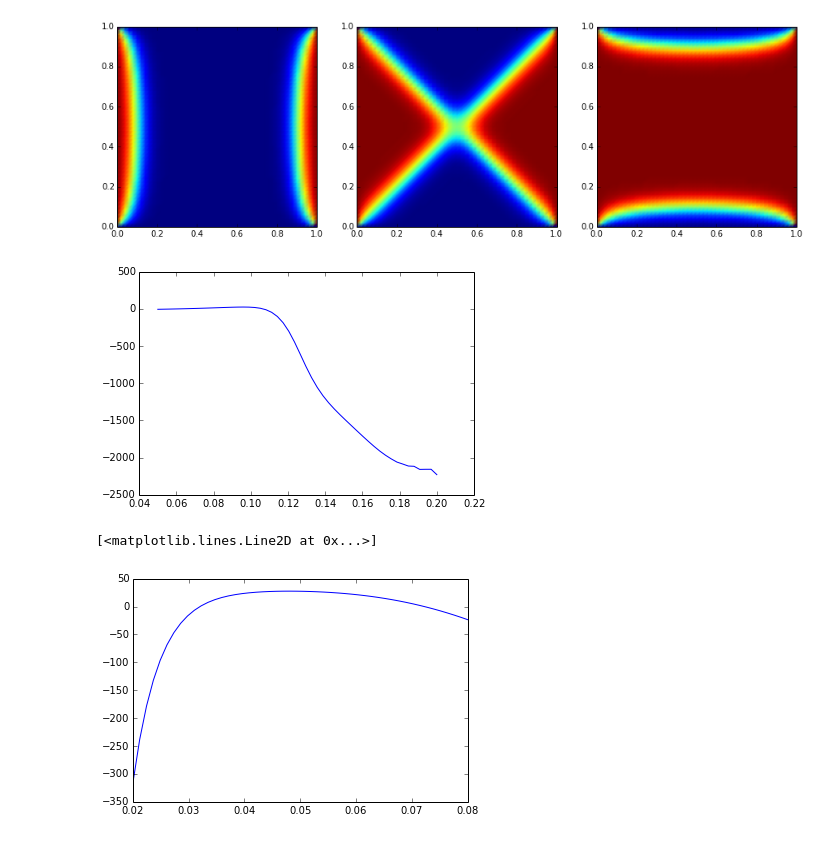
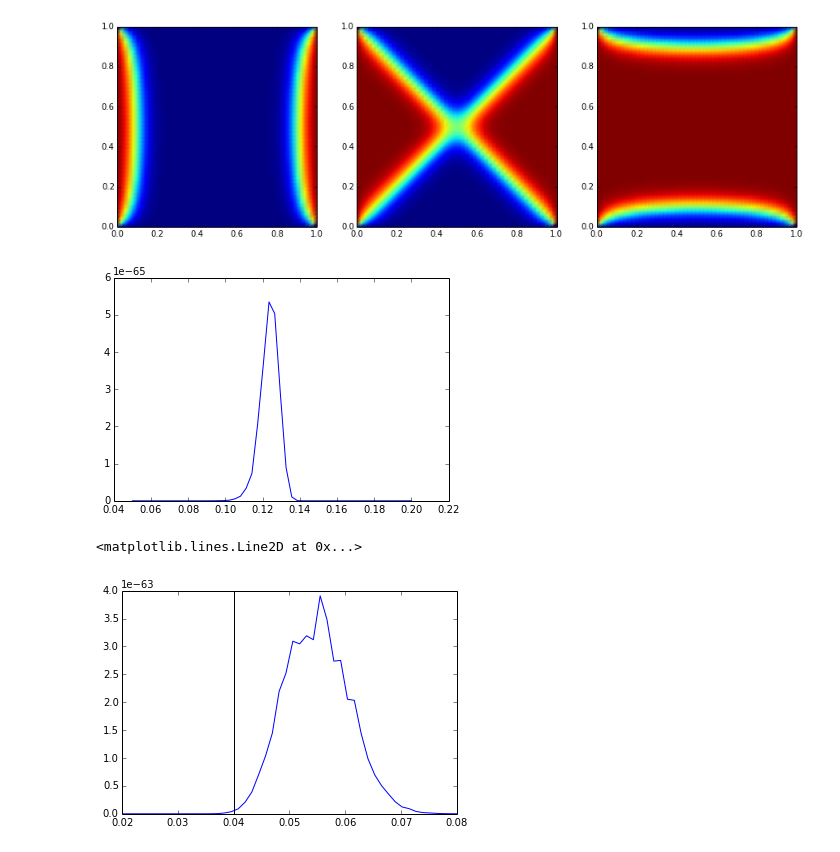
Before and after one commit to jcockayne/bayesian_pdes, a Jupyter notebook: notebooks/Allen-Cahn.ipynb, the cells around one changed output. Cells and saved outputs as stored; diff of their text form; code cells hidden in the pictures.

```diff
--- a/notebooks/Allen-Cahn.ipynb
+++ b/notebooks/Allen-Cahn.ipynb
@@ -22,7 +22,7 @@ The Cython extension is already loaded. To reload it, use:
 The mcmc extension is already loaded. To reload it, use:
   %reload_ext mcmc
 # %%
-n_pts = 80
+n_pts = 20
 n_bdy = 5
 seed = 1
 np.random.seed(seed)
@@ -285,7 +285,7 @@ def sample_forward_posterior(delta, solutions, length_scale, z_rho, n_samples, i
 
     #z_dist = scipy.stats.multivariate_normal(np.zeros(collocate_interior.shape[0]), rho)
     z_dist = scipy.stats.multivariate_normal(np.zeros(interior_design.shape[0]), z_rho**2*kern_mat)
-    #z_dist = scipy.stats.norm(0, rho)
+    #z_dist = scipy.stats.norm(0, z_rho)
     estimates = np.empty(n_samples)
 
     obs = [
@@ -300,6 +300,7 @@ def sample_forward_posterior(delta, solutions, length_scale, z_rho, n_samples, i
     mean = np.zeros((n_samples, test_pts.shape[0]))
 
     all_rvs = z_dist.rvs(n_samples)
+    probas = z_dist.logpdf(all_rvs)
     for i in xrange(n_samples):
         # equal weighting for solutions
         rv = all_rvs[i]
@@ -307,9 +308,9 @@ def sample_forward_posterior(delta, solutions, length_scale, z_rho, n_samples, i
         rhs = np.concatenate([z_star, cube_root(-delta*z_star), boundary_obs])
         mu = dot_with_rhs.dot(rhs)
         mean[i,:] = mu
-    return mean, cov
+    return mean, cov, probas
 # %%
-mean, cov = sample_forward_posterior(0.04, true_solutions, init_ls, 1e-3, 500, initial_design, true_solution_ix, test)
+mean, cov, probas = sample_forward_posterior(0.04, true_solutions, init_ls, 1e-3, 500, initial_design, true_solution_ix, test)
 plt.contourf(test_x, test_y, mean.mean(axis=0).reshape(test_x.shape), 50)
 plt.colorbar()
 plt.scatter(initial_design[:,0], initial_design[:,1])
@@ -321,6 +322,6 @@ plt.xlim([0,1]); plt.ylim([0,1])
 # %%
 def log_p_pn_estimate(true_obs, delta, solutions, length_scale, sigma, rho, n_samples, mixture, design, debug=False):
-    means, cov = sample_forward_posterior(delta, solutions, length_scale, rho, n_samples, design, mixture, data_pts)
+    means, cov, probas = sample_forward_posterior(delta, solutions, length_scale, rho, n_samples, design, mixture, data_pts)
 
     estimates = np.empty(n_samples)
 
@@ -343,5 +344,6 @@ def log_p_pn_estimate(true_obs, delta, solutions, length_scale, sigma, rho, n_sa
                 .format(i, log_pn_proba, discrepancy.mean()))
     #if debug:
     #    print estimates
-    return estimates
+    # take off the probabilities from the importance dist
+    return estimates - probas
 # %%
@@ -529,25 +542,26 @@ plot(cur_solutions[2])
 # %%
 length_scales = np.linspace(0.05, 0.2)
 likelihoods = np.empty_like(length_scales)
 for i, ls in enumerate(length_scales):
     try:
         likelihoods[i] = likelihood(np.array([1, 0.04, ls])) + delta_log_prior([1, 0.04, ls])
     except Exception as ex:
         break
-plt.plot(length_scales, likelihoods)
+plt.plot(length_scales, np.exp(likelihoods))
 opt_ls = length_scales[np.argmax(likelihoods)]
 # %% [output]
-[figure, old version]
+[figure, new version]
 # %%
 deltas = np.linspace(delta_min, 0.08, 50)
 likelihoods = np.empty_like(deltas)
 for i, delta in enumerate(deltas):
     likelihoods[i] = likelihood(np.array([1, delta, opt_ls])) + delta_log_prior([1, delta, opt_ls])
 # %%
-plt.plot(deltas, likelihoods)
+plt.plot(deltas, np.exp(likelihoods))
+plt.axvline(0.04, c='black')
 # %% [output]
-[<matplotlib.lines.Line2D at 0x...>]
+<matplotlib.lines.Line2D at 0x...>
-[figure, old version]
+[figure, new version]
 # %%
 samples = mcmc.rwm(n_iter, propose, likelihood, delta_log_prior, np.array([0, 0.04, opt_ls]))
 # %%
```
Also changed, not shown: parts of 10 cells of this notebook.
